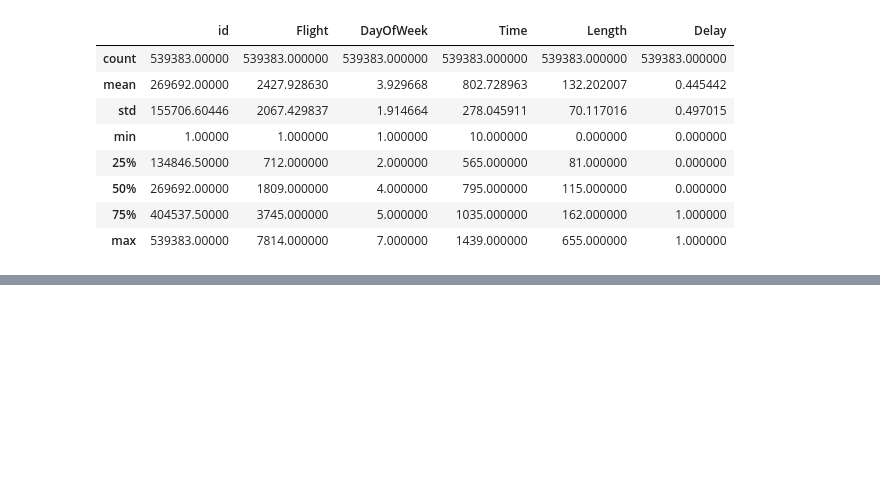
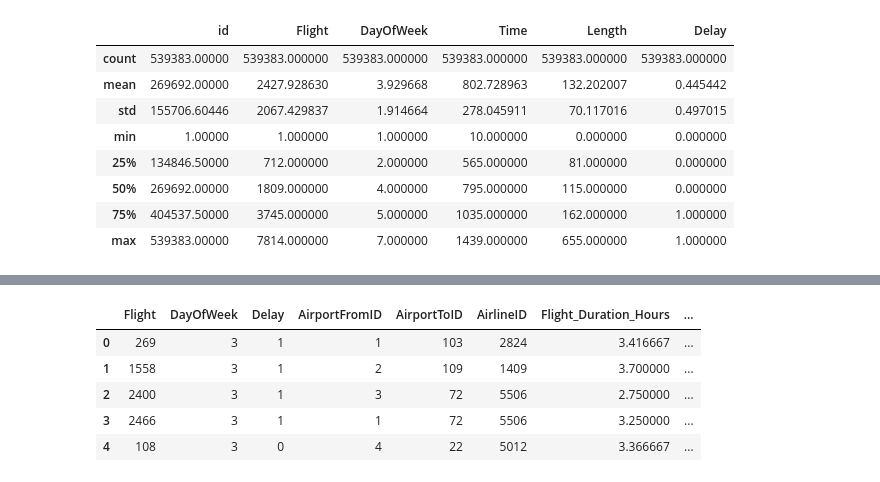
Before and after one commit to stacjstaton/ai-project2-flight-delay-predictions, a Jupyter notebook: decision_tree.ipynb, the cells around one changed output, grey strips where cells are left out. Cells and saved outputs as stored; diff of their text form; code cells hidden in the pictures; blank space fills up the shorter version.

```diff
--- a/decision_tree.ipynb
+++ b/decision_tree.ipynb
@@ -72,0 +171,18 @@ display(df.head(5))
+# %%
+# Encode the Length as hours and rename it to make it clearer what it is
+encoded_df['Flight_Duration_Hours'] = encoded_df['Length'] / 60
+
+# Encode the Time column as hours and rename it to make it clear what it is
+encoded_df['Departure_Time_Hour'] = encoded_df['Time'] / 60
+
+# Drop the Time and Length columns since we don't need these for our features
+encoded_df.drop(columns=['Length', 'Time'], inplace=True)
+# %%
+encoded_df.head()
+# %% [output]
+|  | Flight | DayOfWeek | Delay | AirportFromID | AirportToID | AirlineID | Flight_Duration_Hours | ... |
+| 0 | 269 | 3 | 1 | 1 | 103 | 2824 | 3.416667 | ... |
+| 1 | 1558 | 3 | 1 | 2 | 109 | 1409 | 3.700000 | ... |
+| 2 | 2400 | 3 | 1 | 3 | 72 | 5506 | 2.750000 | ... |
+| 3 | 2466 | 3 | 1 | 1 | 72 | 5506 | 3.250000 | ... |
+| 4 | 108 | 3 | 0 | 4 | 22 | 5012 | 3.366667 | ... |
```
Also changed, not shown: parts of 45 cells of this notebook.
